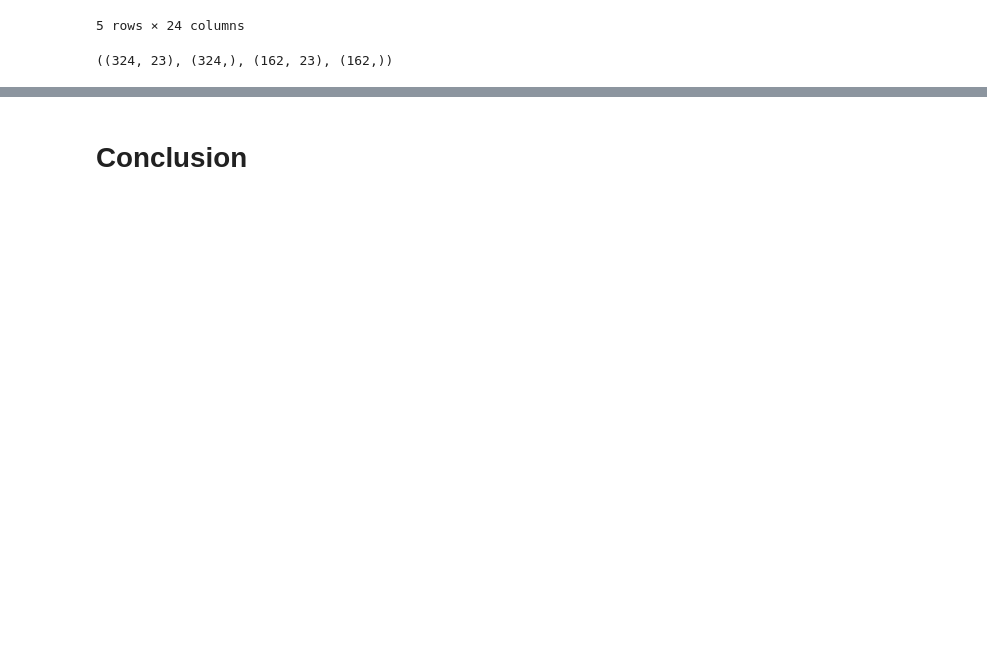
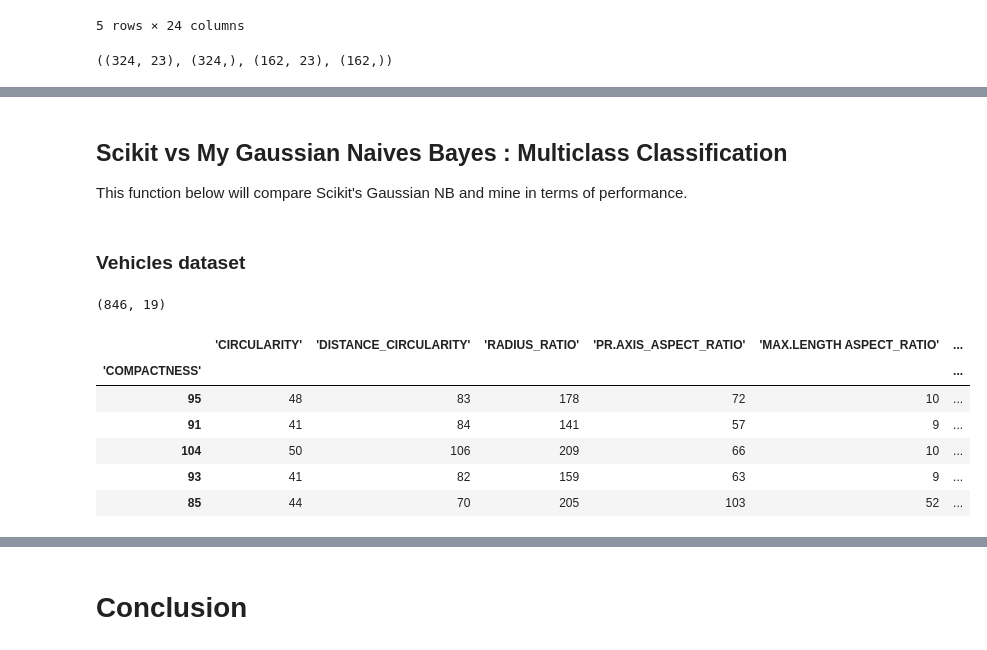
Before and after one commit to alerycserrania/COMP47750_ML_Assignment1, a Jupyter notebook: MyGaussianNB.ipynb, the cells around one changed output, grey strips where cells are left out. Saved outputs shown, nothing was run; the diff lists cells and outputs as text; code cells hidden in the pictures; blank space fills up the shorter version.

```diff
--- a/MyGaussianNB.ipynb
+++ b/MyGaussianNB.ipynb
@@ -308,0 +313,3 @@ My GNB predict performance: 0.5594022000000223s (100 times)
+# %% [markdown]
+## Scikit vs My Gaussian Naives Bayes : Multiclass Classification
+This function below will compare Scikit's Gaussian NB and mine in terms of performance.
@@ -308,0 +354,15 @@ My GNB predict performance: 0.5594022000000223s (100 times)
+# %% [markdown]
+### Vehicles dataset
+# %%
+vehicles = pd.read_csv('vehicle.csv', index_col=0)
+print(vehicles.shape)
+vehicles.head()
+# %% [output]
+(846, 19)
+|  | 'CIRCULARITY' | 'DISTANCE_CIRCULARITY' | 'RADIUS_RATIO' | 'PR.AXIS_ASPECT_RATIO' | 'MAX.LENGTH ASPECT_RATIO' | ... |
+| 'COMPACTNESS' |  |  |  |  |  | ... |
+| 95 | 48 | 83 | 178 | 72 | 10 | ... |
+| 91 | 41 | 84 | 141 | 57 | 9 | ... |
+| 104 | 50 | 106 | 209 | 66 | 10 | ... |
+| 93 | 41 | 82 | 159 | 63 | 9 | ... |
+| 85 | 44 | 70 | 205 | 103 | 52 | ... |
```
Also changed, not shown: parts of 20 cells of this notebook, 1 other file.
